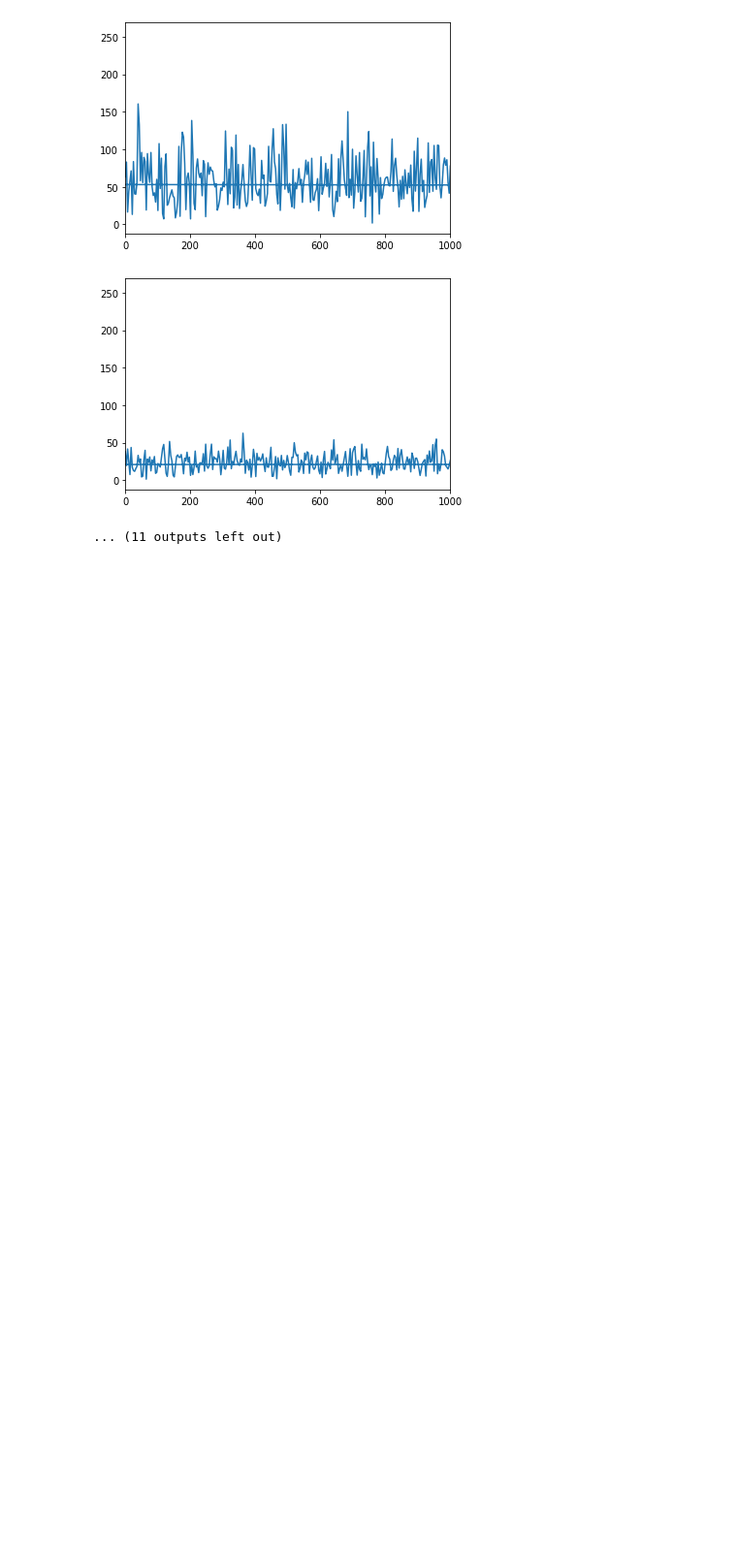
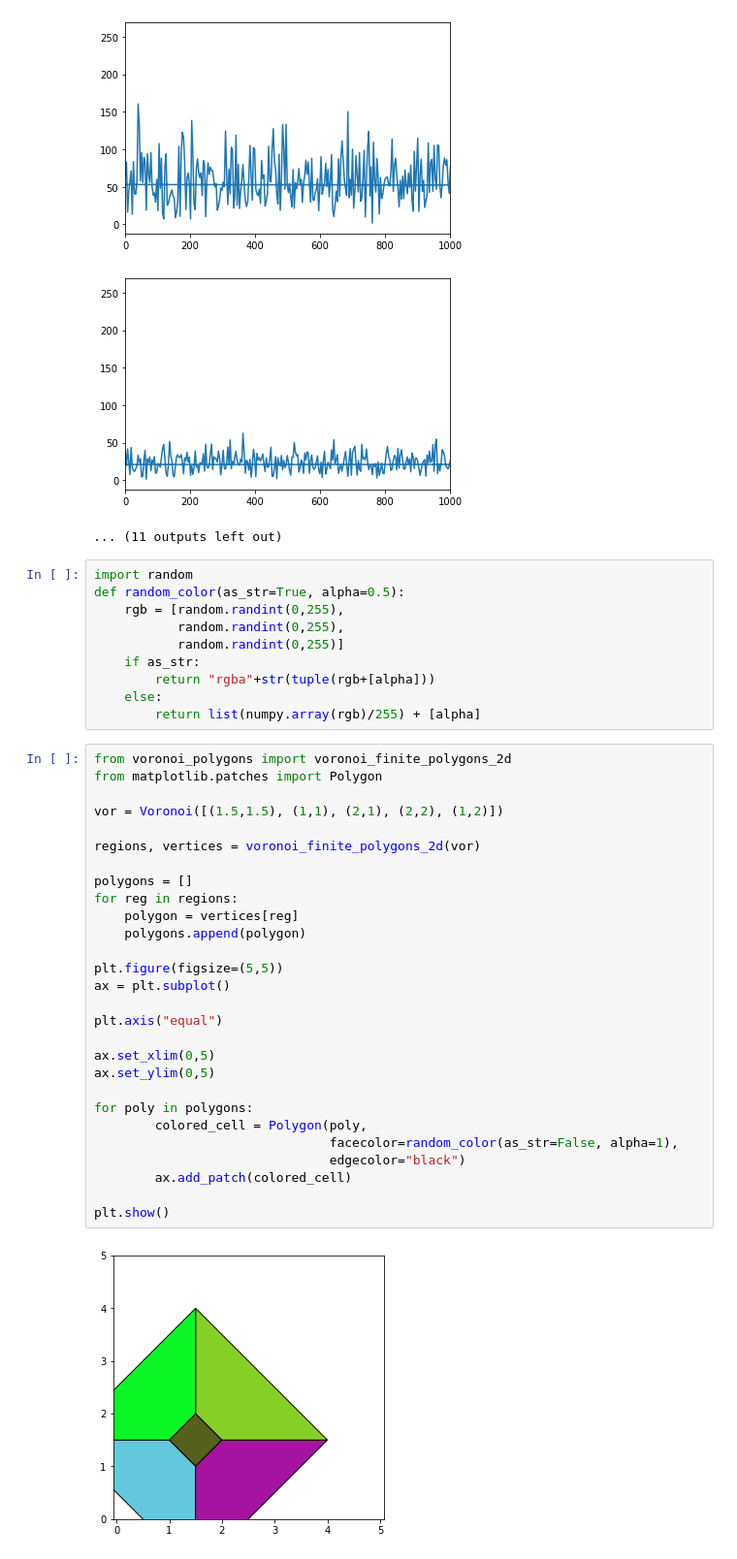
Before and after one commit to RobinTheSprite/fft-voronoi, a Jupyter notebook: fft-voronoi.ipynb, the cells around one changed output. Shown at 97% size. Cells and saved outputs as stored; diff of their text form; blank space fills up the shorter version.

Commit message:
Graph a voronoi diagram

```diff
--- a/fft-voronoi.ipynb
+++ b/fft-voronoi.ipynb
@@ -38,3 +38,43 @@ while stream.tell() != stream.getnframes():
 [figure]
 [figure]
 ... (11 outputs left out)
+# %%
+import random
+def random_color(as_str=True, alpha=0.5):
+    rgb = [random.randint(0,255),
+           random.randint(0,255),
+           random.randint(0,255)]
+    if as_str:
+        return "rgba"+str(tuple(rgb+[alpha]))
+    else:
+        return list(numpy.array(rgb)/255) + [alpha]
+# %%
+from voronoi_polygons import voronoi_finite_polygons_2d
+from matplotlib.patches import Polygon
+
+vor = Voronoi([(1.5,1.5), (1,1), (2,1), (2,2), (1,2)])
+
+regions, vertices = voronoi_finite_polygons_2d(vor)
+
+polygons = []
+for reg in regions:
+    polygon = vertices[reg]
+    polygons.append(polygon)
+
+plt.figure(figsize=(5,5))
+ax = plt.subplot()
+
+plt.axis("equal")
+
+ax.set_xlim(0,5)
+ax.set_ylim(0,5)
+
+for poly in polygons:
+        colored_cell = Polygon(poly,
+                               facecolor=random_color(as_str=False, alpha=1),
+                               edgecolor="black")
+        ax.add_patch(colored_cell)
+
+plt.show()
+# %% [output]
+[figure, added]
```
Also changed, not shown: 2 other files.
